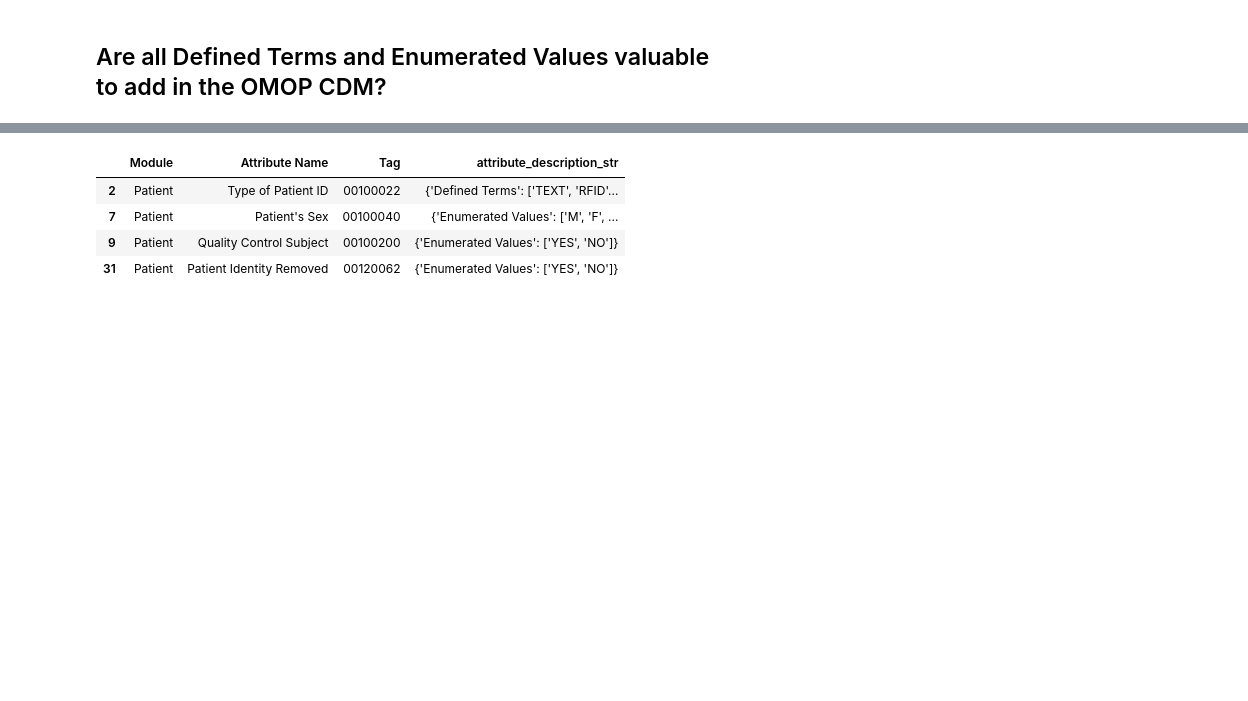
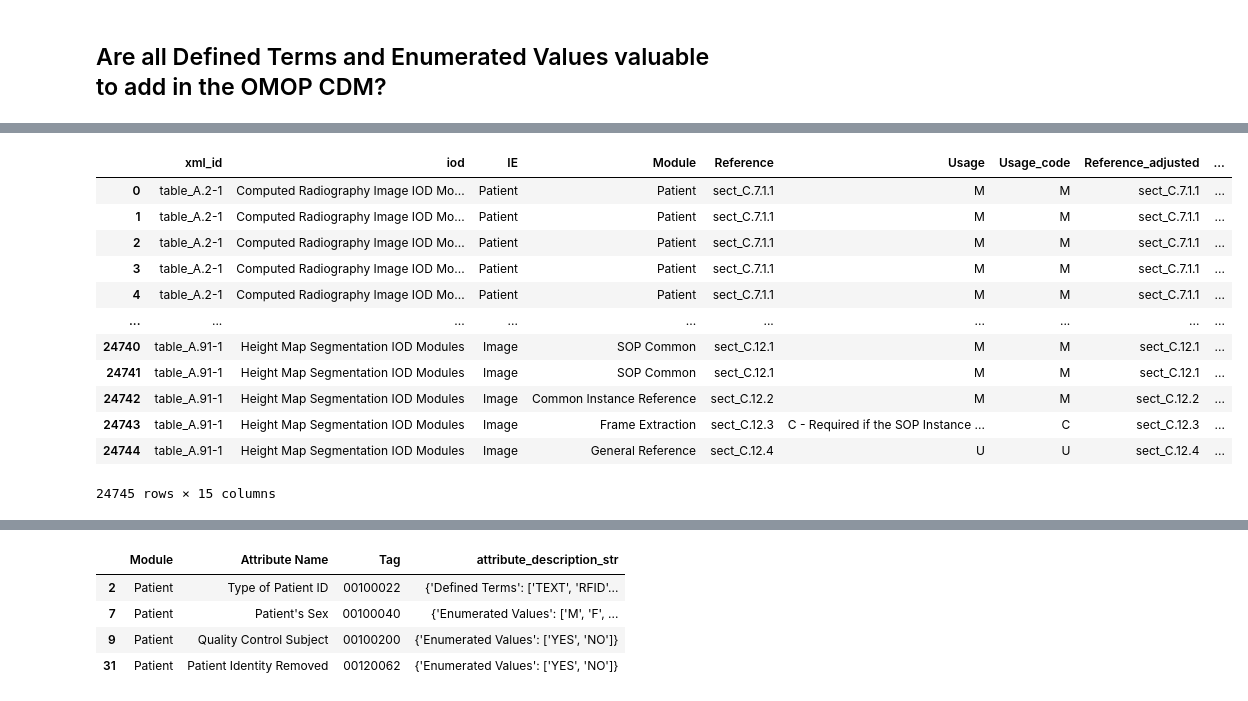
Before and after one commit to burnout909/DICOM2OMOP_PUBLIC, a Jupyter notebook: harvest_standards/DICOM_P3_values.ipynb, the cells around one changed output, grey strips where cells are left out. Saved outputs shown, nothing was run; the diff lists cells and outputs as text; code cells hidden in the pictures; blank space fills up the shorter version.

```diff
--- a/harvest_standards/DICOM_P3_values.ipynb
+++ b/harvest_standards/DICOM_P3_values.ipynb
@@ -124,0 +140,17 @@ part3_att = part3.merge(attributes[['Tag_cleaned', 'VR']], how = 'inner', left_o
+# %%
+part3
+#Tag : 이어붙임
+# %% [output]
+|  | xml_id | iod | IE | Module | Reference | Usage | Usage_code | Reference_adjusted | ... |
+| 0 | table_A.2-1 | Computed Radiography Image IOD Mo... | Patient | Patient | sect_C.7.1.1 | M | M | sect_C.7.1.1 | ... |
+| 1 | table_A.2-1 | Computed Radiography Image IOD Mo... | Patient | Patient | sect_C.7.1.1 | M | M | sect_C.7.1.1 | ... |
+| 2 | table_A.2-1 | Computed Radiography Image IOD Mo... | Patient | Patient | sect_C.7.1.1 | M | M | sect_C.7.1.1 | ... |
+| 3 | table_A.2-1 | Computed Radiography Image IOD Mo... | Patient | Patient | sect_C.7.1.1 | M | M | sect_C.7.1.1 | ... |
+| 4 | table_A.2-1 | Computed Radiography Image IOD Mo... | Patient | Patient | sect_C.7.1.1 | M | M | sect_C.7.1.1 | ... |
+| ... | ... | ... | ... | ... | ... | ... | ... | ... | ... |
+| 24740 | table_A.91-1 | Height Map Segmentation IOD Modules | Image | SOP Common | sect_C.12.1 | M | M | sect_C.12.1 | ... |
+| 24741 | table_A.91-1 | Height Map Segmentation IOD Modules | Image | SOP Common | sect_C.12.1 | M | M | sect_C.12.1 | ... |
+| 24742 | table_A.91-1 | Height Map Segmentation IOD Modules | Image | Common Instance Reference | sect_C.12.2 | M | M | sect_C.12.2 | ... |
+| 24743 | table_A.91-1 | Height Map Segmentation IOD Modules | Image | Frame Extraction | sect_C.12.3 | C - Required if the SOP Instance ... | C | sect_C.12.3 | ... |
+| 24744 | table_A.91-1 | Height Map Segmentation IOD Modules | Image | General Reference | sect_C.12.4 | U | U | sect_C.12.4 | ... |
+24745 rows × 15 columns
```
Also changed, not shown: parts of 3 cells of this notebook, 12 other files.
